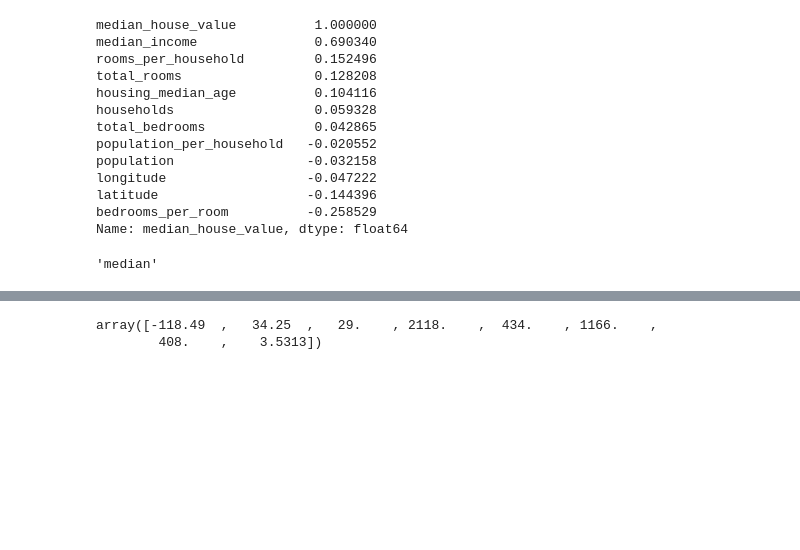
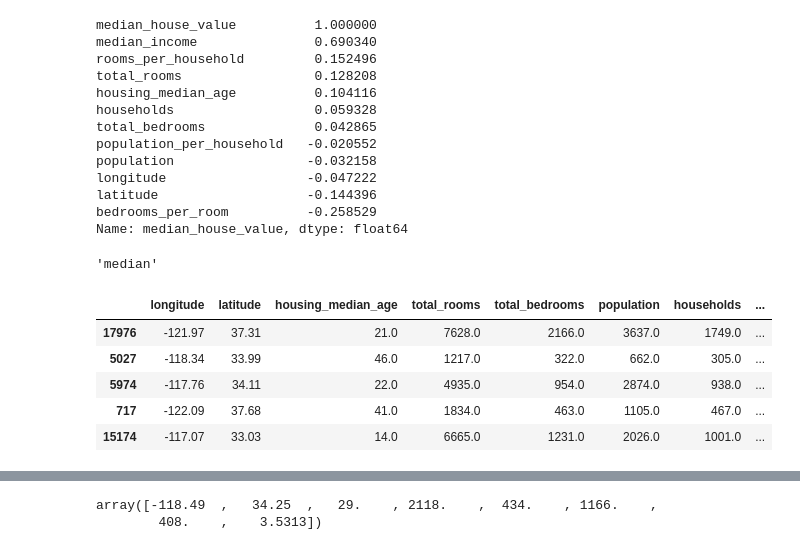
Before and after one commit to vamgadu/hands-on-ml-AGeron, a Jupyter notebook: Chapter 2/examples.ipynb, the cells around one changed output, grey strips where cells are left out. Cells and saved outputs as stored; diff of their text form; code cells hidden in the pictures; blank space fills up the shorter version.

```diff
--- a/Chapter 2/examples.ipynb
+++ b/Chapter 2/examples.ipynb
@@ -241,6 +241,15 @@ imputer = SimpleImputer(strategy = "median")
 imputer.strategy
 # %% [output]
 'median'
+# %%
+housing_train_copy.head()
+# %% [output]
+|  | longitude | latitude | housing_median_age | total_rooms | total_bedrooms | population | households | ... |
+| 17976 | -121.97 | 37.31 | 21.0 | 7628.0 | 2166.0 | 3637.0 | 1749.0 | ... |
+| 5027 | -118.34 | 33.99 | 46.0 | 1217.0 | 322.0 | 662.0 | 305.0 | ... |
+| 5974 | -117.76 | 34.11 | 22.0 | 4935.0 | 954.0 | 2874.0 | 938.0 | ... |
+| 717 | -122.09 | 37.68 | 41.0 | 1834.0 | 463.0 | 1105.0 | 467.0 | ... |
+| 15174 | -117.07 | 33.03 | 14.0 | 6665.0 | 1231.0 | 2026.0 | 1001.0 | ... |
 # %%
 housing_train_copy.loc[:, imputer.feature_names_in_] = pd.DataFrame(imputer.fit_transform(housing_train_copy.loc[:,housing_train_copy.columns != "ocean_proximity"]), \
                     columns=imputer.feature_names_in_)
```
Also changed, not shown: parts of 4 cells of this notebook.
